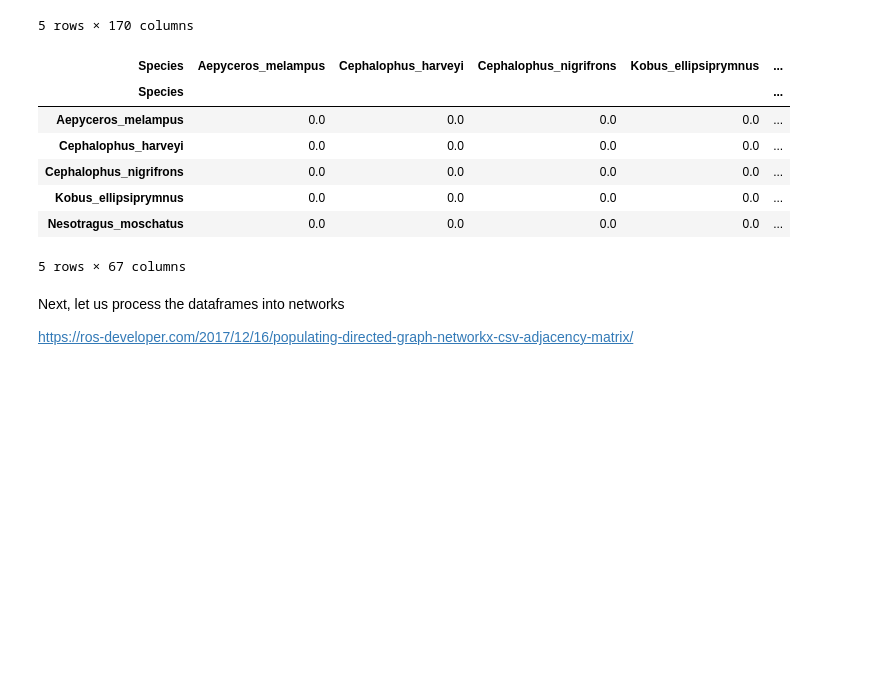
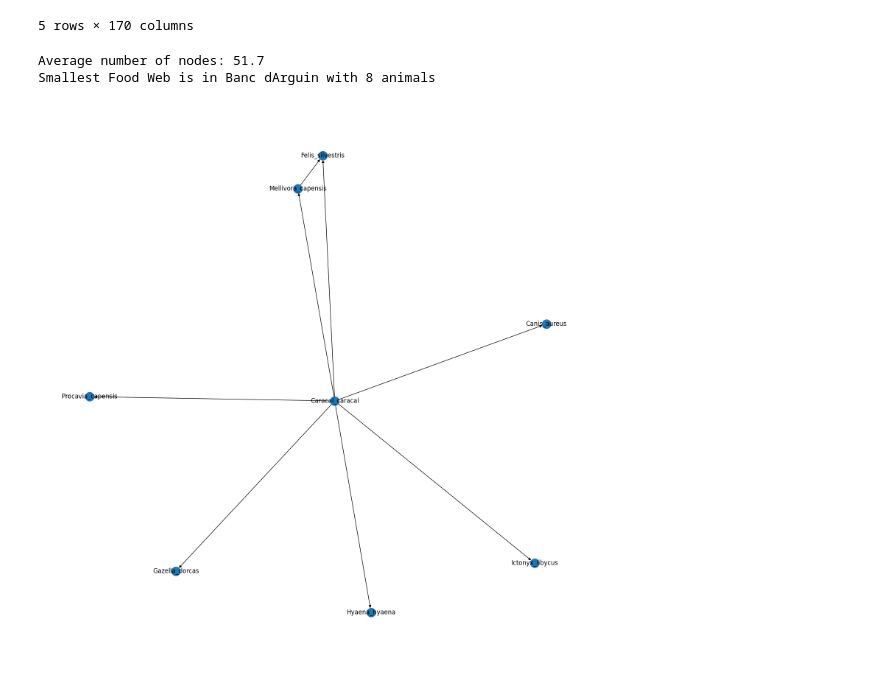
Before and after one commit to KataTech/Relational-Factorization-Model, a Jupyter notebook: notebooks/process_foodwebs.ipynb, the cells around one changed output. Drawn from its saved outputs; the diff is of its cells as text; code cells hidden in the pictures; blank space fills up the shorter version.

Commit message:
Uploading foodweb process and experiment for banc_dArguin

```diff
--- a/notebooks/process_foodwebs.ipynb
+++ b/notebooks/process_foodwebs.ipynb
@@ -9,7 +21,7 @@ from constants import ROOT_DIR
 # %% [markdown]
 If this is your first run of this notebook, you would want to process the XLSX file containing all of the food web information into CSVs for later.
 # %%
-DATA_PATH = ROOT_DIR + "/" + "data/Food Web/African_Mammal_FoodWebs.xlsx"
+DATA_PATH = "/data/Food Web/African_Mammal_FoodWebs.xlsx"
 xls = pd.ExcelFile(DATA_PATH)
 # %%
 # Drop unnecessary columns from prey_predator
@@ -18,6 +30,7 @@ omit_cols = ["Notes on prey", "Order", "Family", "Genus", "Mass.g"]
 prey_predator.drop(omit_cols, axis=1, inplace=True)
 prey_predator.set_index("Prey Species", inplace=True)
 prey_predator.fillna(0, inplace=True) # NA entries only for self-references
+prey_predator.replace(to_replace=[2.0, 3.0], value=1.0, inplace=True)
 prey_predator.head()
 # %% [output]
 |  | Potamogale_velox | Addax_nasomaculatus | Aepyceros_melampus | Alcelaphus_buselaphus | ... |
@@ -51,14 +61,4 @@ locations = species_location.columns
 for location in locations:
     mask = species_location.loc[:, location] == 1
     species = species_location[mask].index
-    location2graph[location] = prey_predator.loc[species, species]
-    break
+    location2graph[location] = nx.DiGraph(prey_predator.loc[species, species].T)
-# %% [output]
-| Species | Aepyceros_melampus | Cephalophus_harveyi | Cephalophus_nigrifrons | Kobus_ellipsiprymnus | ... |
-| Species |  |  |  |  | ... |
-| Aepyceros_melampus | 0.0 | 0.0 | 0.0 | 0.0 | ... |
-| Cephalophus_harveyi | 0.0 | 0.0 | 0.0 | 0.0 | ... |
-| Cephalophus_nigrifrons | 0.0 | 0.0 | 0.0 | 0.0 | ... |
-| Kobus_ellipsiprymnus | 0.0 | 0.0 | 0.0 | 0.0 | ... |
-| Nesotragus_moschatus | 0.0 | 0.0 | 0.0 | 0.0 | ... |
-5 rows × 67 columns
@@ -69,4 +65,25 @@ G = nx.Graph(location2graph["Aberdare"].values)
-# %% [markdown]
-Next, let us process the dataframes into networks
-
-https://ros-developer.com/2017/12/16/populating-directed-graph-networkx-csv-adjacency-matrix/
+# %%
+min_node = float("inf")
+min_web = None
+total_nodes = 0
+
+for location in location2graph:
+    G = location2graph[location]
+    n = len(G.nodes)
+    total_nodes += n
+    if min_node > n:
+        min_node = n
+        min_web = location
+
+print(f"Average number of nodes: {total_nodes / len(location2graph)}")
+print(f"Smallest Food Web is in {min_web} with {min_node} animals")
+# %% [output]
+Average number of nodes: 51.7
+Smallest Food Web is in Banc dArguin with 8 animals
+# %%
+smallest_graph = location2graph["Banc dArguin"]
+weight = nx.get_edge_attributes(smallest_graph, "weight").values()
+plt.figure(figsize = (15, 15))
+nx.draw(smallest_graph, with_labels = True, width=list(weight))
+# %% [output]
+[figure, added]
```
Also changed, not shown: parts of 10 cells of this notebook, 9 other files.
